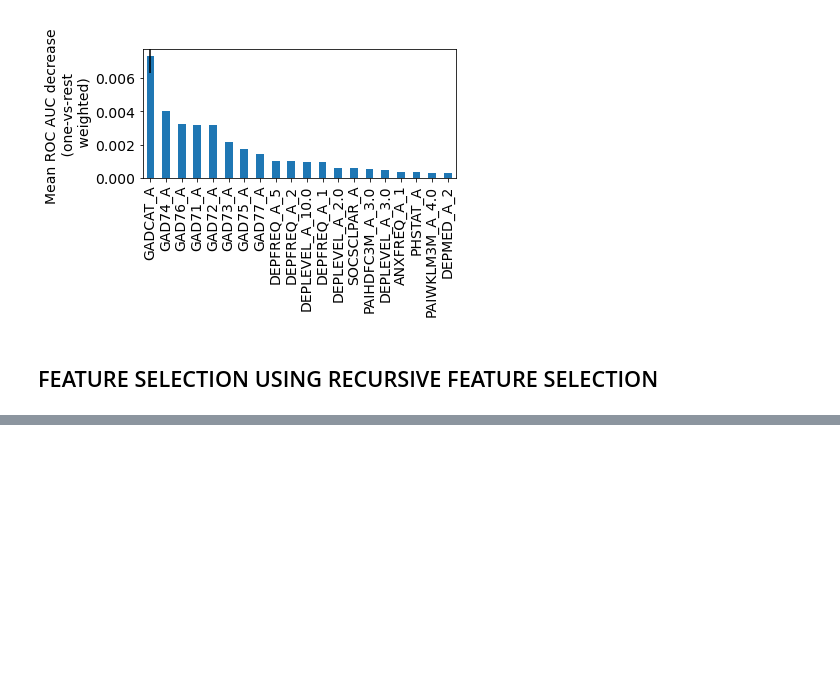
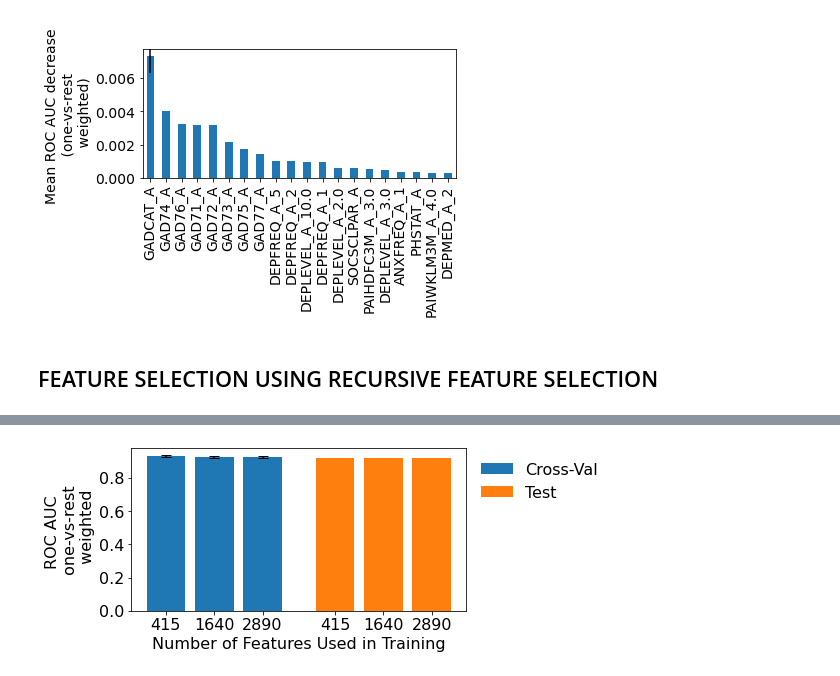
Before and after one commit to ifrancke/CS254-Final, a Jupyter notebook: RandomForestFeatureSelection.ipynb, the cells around one changed output, grey strips where cells are left out. Drawn from its saved outputs; the diff is of its cells as text; code cells hidden in the pictures; blank space fills up the shorter version.

```diff
--- a/RandomForestFeatureSelection.ipynb
+++ b/RandomForestFeatureSelection.ipynb
@@ -179,0 +317,35 @@ plt.show()
+# %%
+#GRAPH ALL SCORES TOGETHER
+
+x_cv = np.arange(3)
+x_delta = 0.5
+x_test_start = len(x_cv)+x_delta
+x_test = np.arange (x_test_start, x_test_start+3)
+x=np.concatenate((x_cv, x_test))
+
+plt.figure(figsize=(6,3))
+#plot cv scores
+plt.bar(x_cv, cv_scores_pd.MEAN, label = 'Cross-Val', yerr=cv_scores_pd.STD, capsize=5)
+
+#plot test scores
+plt.bar(x_test, test_scores_pd.to_numpy().flatten(), label = 'Test')
+
+#formatting
+x_labels = [str(len(features_01)), str(len(features_50)), str(len(features_100))]*2
+plt.xticks(x, x_labels, fontsize=16)
+plt.xlabel ('Number of Features Used in Training', fontsize=16)
+
+plt.yticks(fontsize=16)
+plt.ylabel('ROC AUC \n one-vs-rest \n weighted', fontsize=16)
+
+plt.legend(bbox_to_anchor=(1, 1), frameon=False, fontsize=16)
+
+#save figure
+dataDir = 'ReducedFeatures'
+datafile = 'ReducedFeaturesScoring'
+path = os.path.join(dataDir, datafile)
+plt.savefig(path, bbox_inches="tight")
+
+plt.show()
+# %% [output]
+[figure, added]
```
Also changed, not shown: parts of 10 cells of this notebook.
